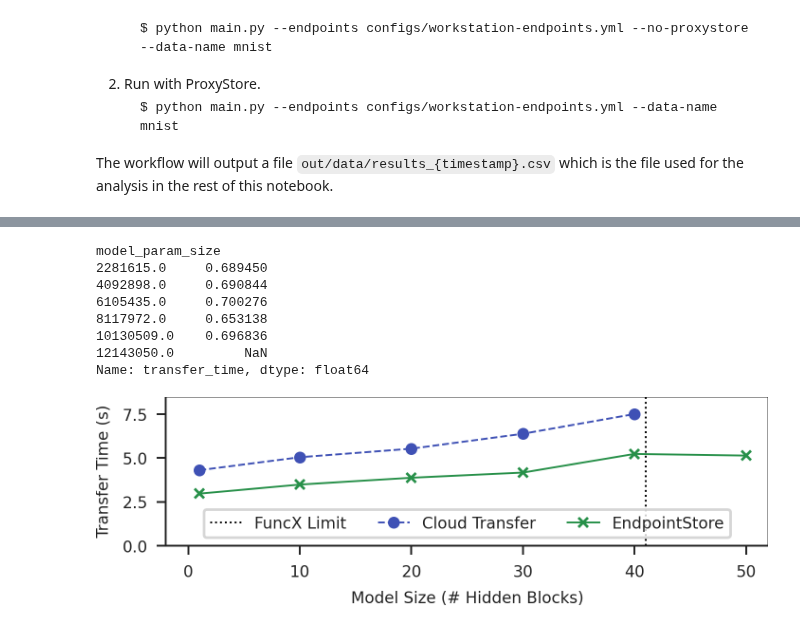
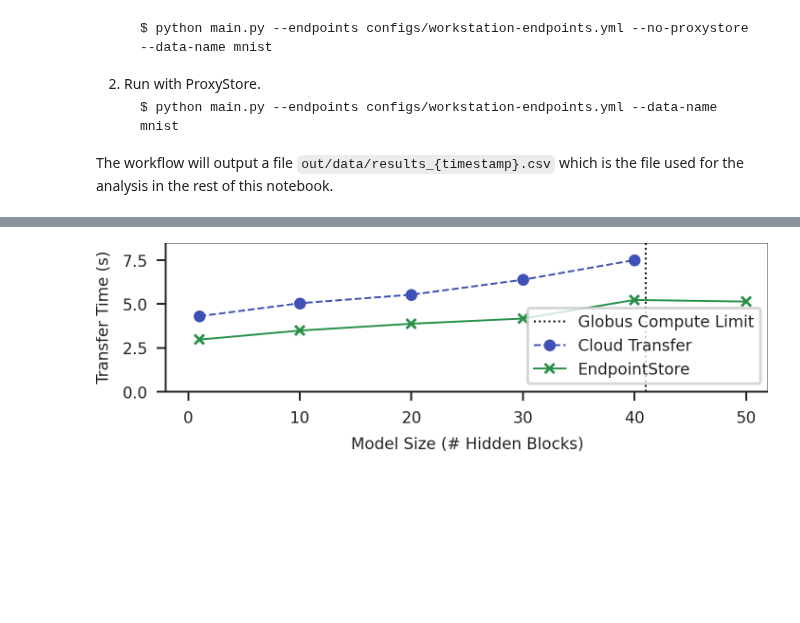
Before and after one commit to proxystore/sc23-evaluation, a Jupyter notebook: 6-federated-learning.ipynb, the cells around one changed output, grey strips where cells are left out. Cells and saved outputs as stored; diff of their text form; code cells hidden in the pictures; blank space fills up the shorter version.

Commit message:
Change funcX to Globus Compute

```diff
--- a/6-federated-learning.ipynb
+++ b/6-federated-learning.ipynb
@@ -79,41 +81,33 @@ fig, ax = plt.subplots(1, 1, sharex=True, sharey=True)
 
 baseline = DATA[DATA['store'] == 'Cloud Transfer'].copy()
 proxystore = DATA[DATA['store'] == 'EndpointStore'].copy()
 
 baseline['x'] = baseline['num_hidden_blocks']
 proxystore['x'] = proxystore['num_hidden_blocks']
 
 baseline = baseline.groupby(['model_param_size']).mean(numeric_only=True)
 proxystore = proxystore.groupby(['model_param_size']).mean(numeric_only=True)
 
-ax.axvline(41, label="FuncX Limit", color="k", linestyle=":")
+ax.axvline(41, label="Globus Compute Limit", color="k", linestyle=":")
 
 for i, (run, data) in enumerate((('Cloud Transfer', baseline), ('EndpointStore', proxystore))):
     ax.plot(
         data['x'],
         data['transfer_time'],
         linestyle=LINES[i],
         marker=MARKERS[i],
         label=run,
     )
 
 ax.set_xlabel('Model Size (# Hidden Blocks)')
 ax.set_ylabel('Transfer Time (s)')
 ax.set_xlim([-2, 52])
 ax.set_ylim([0, 8.5])
-ax.legend(loc='lower center', ncols=3)
+ax.legend(loc='lower right', ncols=1)
 
 fig.tight_layout()
 
 fig.set_size_inches(3.5, 0.9)
 plt.savefig('figures/federated-learning.pdf', pad_inches=0.05)
 # %% [output]
-model_param_size
-2281615.0     0.689450
-4092898.0     0.690844
-6105435.0     0.700276
-8117972.0     0.653138
-10130509.0    0.696836
-12143050.0         NaN
-Name: transfer_time, dtype: float64
-[figure, old version]
+[figure, new version]
```
Also changed, not shown: parts of 1 cell of this notebook, 8 other files.
